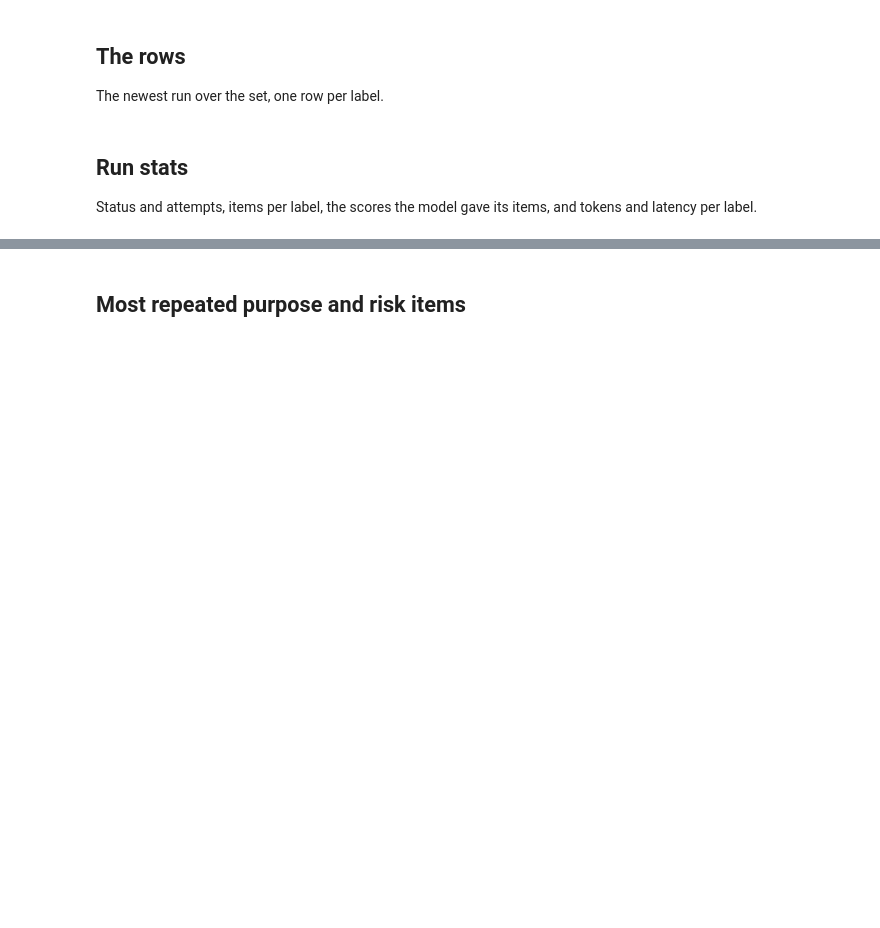
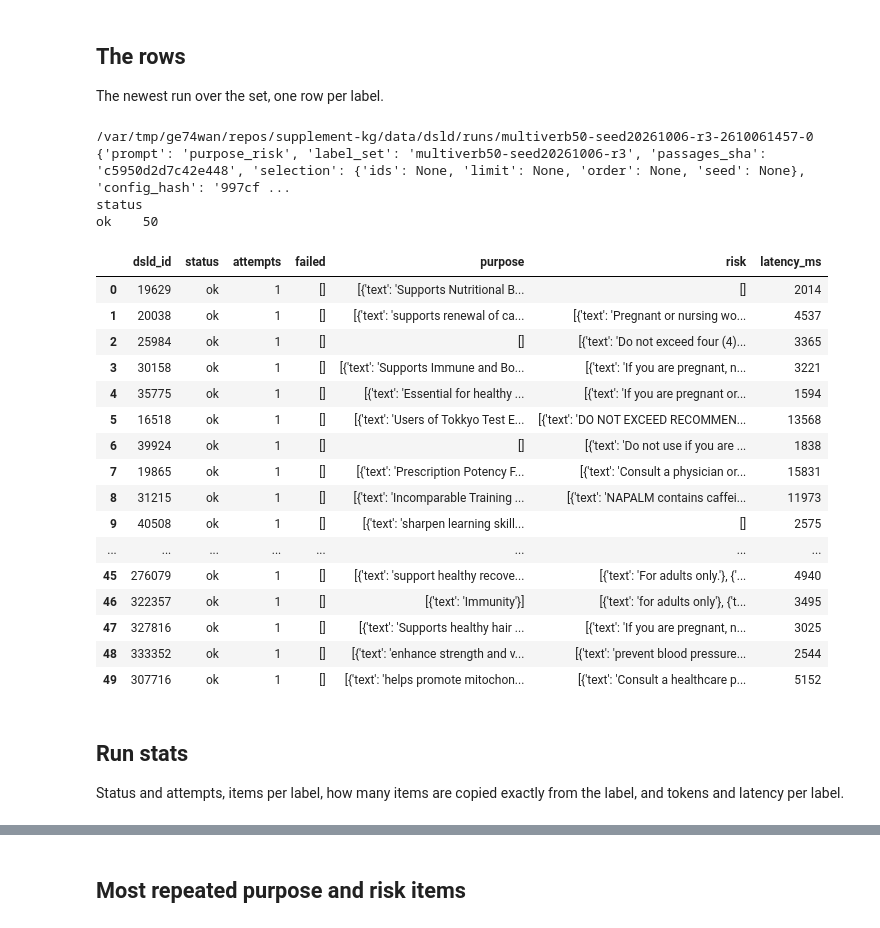
Before and after one commit to liyanfeng129/supplement-kg, a Jupyter notebook: notebooks/10_purpose_risk_prompt_probe.ipynb, the cells around one changed output, grey strips where cells are left out. Saved outputs shown, nothing was run; the diff lists cells and outputs as text; code cells hidden in the pictures; blank space fills up the shorter version.

```diff
--- a/notebooks/10_purpose_risk_prompt_probe.ipynb
+++ b/notebooks/10_purpose_risk_prompt_probe.ipynb
@@ -11,6 +16,7 @@ notebook: one progress line per finished label with the ETA, a line per retry, a
 warning per label given up on.
 # %%
 import logging
+import re
 import sys
 
 import pandas as pd
@@ -20,7 +26,11 @@ from engine.repositories.dsld.runs import loader as runs
 from engine.repositories.dsld.runs import paths as run_paths
 from engine.services.purpose_risk.service import PurposeRiskService
 
-LABEL_SET = "random100-seed20260930-r3"
+LABEL_SET = "multiverb50-seed20261006-r3"
+IDS = None      # e.g. [297325, 44299] -- every id must be in LABEL_SET
+LIMIT = None    # e.g. 10 -- the first LIMIT after ORDER
+ORDER = None    # None (file order), "sorted", or "random" (needs SEED)
+SEED = None
 
 logging.basicConfig(
     level=logging.INFO,
@@ -54,5 +73,5 @@ which stops the server and frees the card -- also on an error or an interrupt. T
 last line printed is the run directory and its counts.
 # %%
 with PurposeRiskService() as svc:
-    svc.run(LABEL_SET)
+    svc.run(LABEL_SET, ids=IDS, limit=LIMIT, order=ORDER, seed=SEED)
 # %% [output]
@@ -78,21 +97,48 @@ with PurposeRiskService() as svc:
 
 The newest run over the set, one row per label.
 # %%
-run = max(
-    run_paths.RUNS_ROOT.glob(f"{LABEL_SET}-*"),
-    key=lambda d: (d.name.rsplit("-", 2)[1], int(d.name.rsplit("-", 1)[1])),
-)
+def runs_of(label_set):
+    """Every run over `label_set`, oldest first."""
+    return sorted(
+        run_paths.RUNS_ROOT.glob(f"{label_set}-*"),
+        key=lambda d: (d.name.rsplit("-", 2)[1], int(d.name.rsplit("-", 1)[1])),
+    )
+
+
+run = runs_of(LABEL_SET)[-1]
 print(run)
 print(runs.read_manifest(run))
 
 df = pd.DataFrame(runs.read_rows(run))
 print(df.status.value_counts().to_string())
 df[["dsld_id", "status", "attempts", "failed", "purpose", "risk", "latency_ms"]]
+# %% [output]
+/var/tmp/ge74wan/repos/supplement-kg/data/dsld/runs/multiverb50-seed20261006-r3-2610061457-0
+{'prompt': 'purpose_risk', 'label_set': 'multiverb50-seed20261006-r3', 'passages_sha': 'c5950d2d7c42e448', 'selection': {'ids': None, 'limit': None, 'order': None, 'seed': None}, 'config_hash': '997cf ...
+status
+ok    50
+|  | dsld_id | status | attempts | failed | purpose | risk | latency_ms |
+| 0 | 19629 | ok | 1 | [] | [{'text': 'Supports Nutritional B... | [] | 2014 |
+| 1 | 20038 | ok | 1 | [] | [{'text': 'supports renewal of ca... | [{'text': 'Pregnant or nursing wo... | 4537 |
+| 2 | 25984 | ok | 1 | [] | [] | [{'text': 'Do not exceed four (4)... | 3365 |
+| 3 | 30158 | ok | 1 | [] | [{'text': 'Supports Immune and Bo... | [{'text': 'If you are pregnant, n... | 3221 |
+| 4 | 35775 | ok | 1 | [] | [{'text': 'Essential for healthy ... | [{'text': 'If you are pregnant or... | 1594 |
+| 5 | 16518 | ok | 1 | [] | [{'text': 'Users of Tokkyo Test E... | [{'text': 'DO NOT EXCEED RECOMMEN... | 13568 |
+| 6 | 39924 | ok | 1 | [] | [] | [{'text': 'Do not use if you are ... | 1838 |
+| 7 | 19865 | ok | 1 | [] | [{'text': 'Prescription Potency F... | [{'text': 'Consult a physician or... | 15831 |
+| 8 | 31215 | ok | 1 | [] | [{'text': 'Incomparable Training ... | [{'text': 'NAPALM contains caffei... | 11973 |
+| 9 | 40508 | ok | 1 | [] | [{'text': 'sharpen learning skill... | [] | 2575 |
+| ... | ... | ... | ... | ... | ... | ... | ... |
+| 45 | 276079 | ok | 1 | [] | [{'text': 'support healthy recove... | [{'text': 'For adults only.'}, {'... | 4940 |
+| 46 | 322357 | ok | 1 | [] | [{'text': 'Immunity'}] | [{'text': 'for adults only'}, {'t... | 3495 |
+| 47 | 327816 | ok | 1 | [] | [{'text': 'Supports healthy hair ... | [{'text': 'If you are pregnant, n... | 3025 |
+| 48 | 333352 | ok | 1 | [] | [{'text': 'enhance strength and v... | [{'text': 'prevent blood pressure... | 2544 |
+| 49 | 307716 | ok | 1 | [] | [{'text': 'helps promote mitochon... | [{'text': 'Consult a healthcare p... | 5152 |
 # %% [markdown]
 ## Run stats
 
-Status and attempts, items per label, the scores the model gave its items, and
-tokens and latency per label.
+Status and attempts, items per label, how many items are copied exactly from the
+label, and tokens and latency per label.
 # %%
 # Status and attempts: how many labels needed a retry, and how many never passed.
 print(df.status.value_counts().to_string(), "\n")
```
Also changed, not shown: parts of 12 cells of this notebook, 4 other files.
